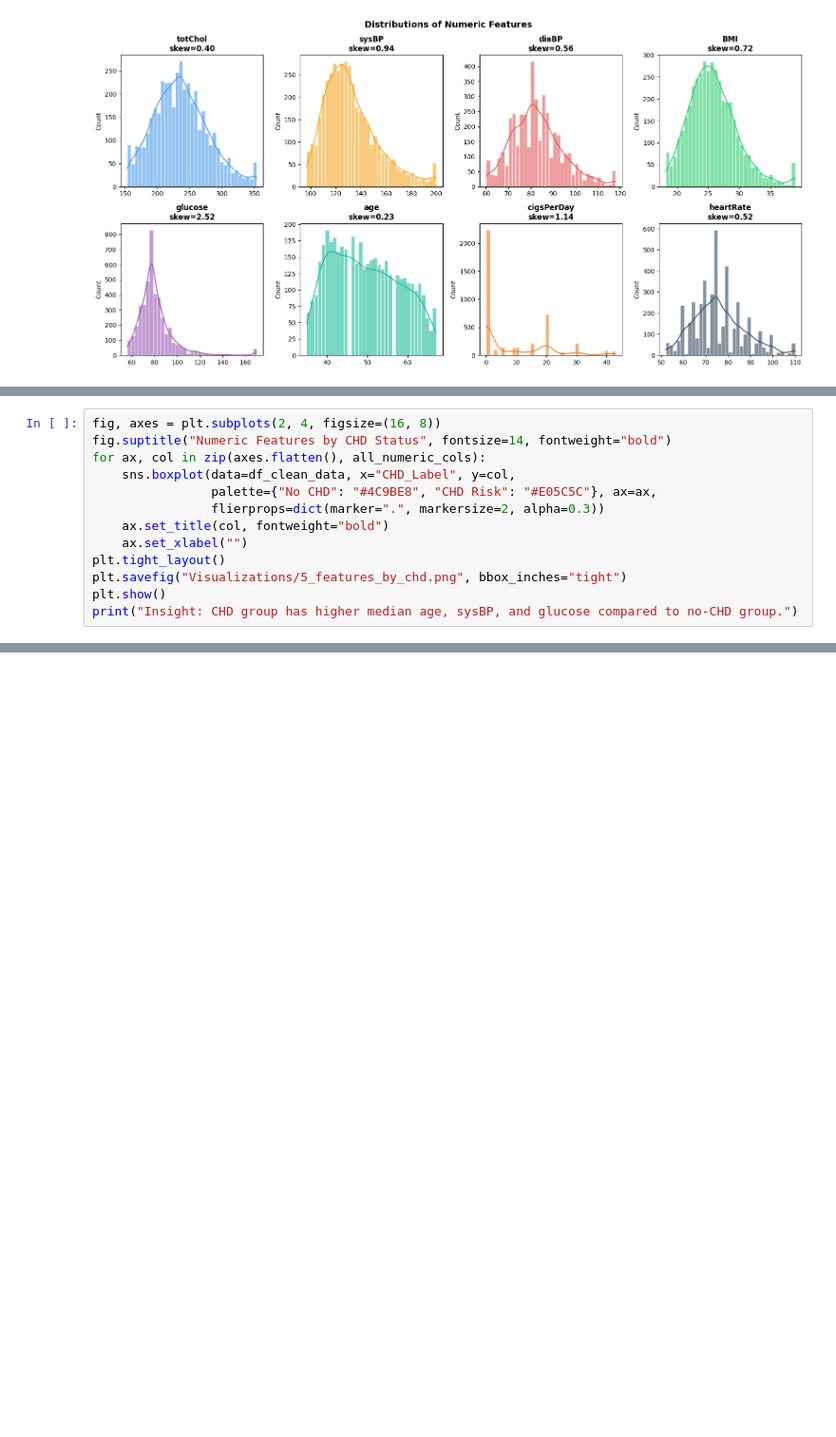
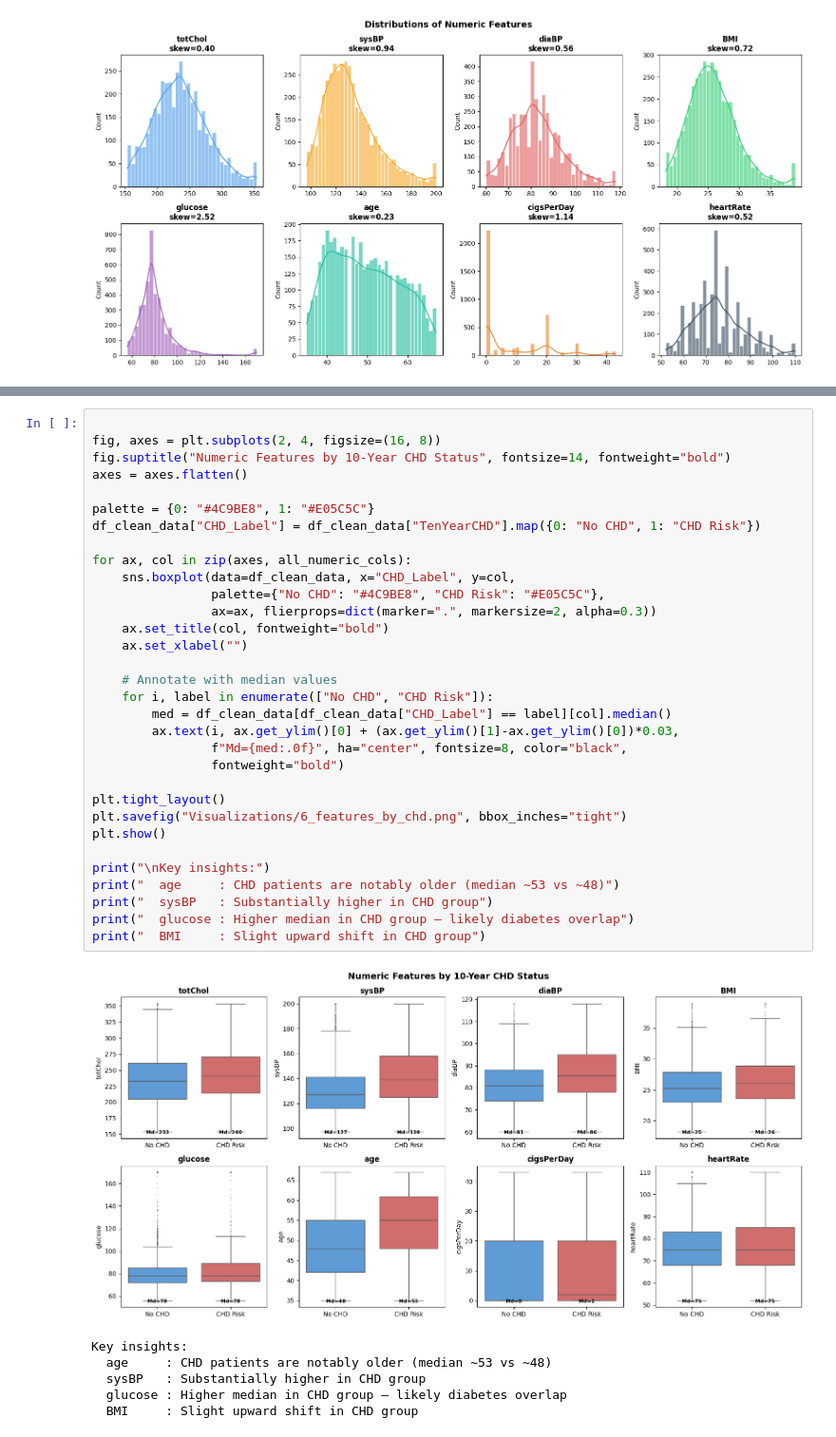
Before and after one commit to olkanth/MSCS_634_Project, a Jupyter notebook: MSCS_634_Project_Deliverable4.ipynb, the cells around one changed output, grey strips where cells are left out. Shown at 95% size. Drawn from its saved outputs; the diff is of its cells as text; blank space fills up the shorter version.

```diff
--- a/MSCS_634_Project_Deliverable4.ipynb
+++ b/MSCS_634_Project_Deliverable4.ipynb
@@ -422,13 +493,0 @@ plt.show()
-# %%
-fig, axes = plt.subplots(2, 4, figsize=(16, 8))
-fig.suptitle("Numeric Features by CHD Status", fontsize=14, fontweight="bold")
-for ax, col in zip(axes.flatten(), all_numeric_cols):
-    sns.boxplot(data=df_clean_data, x="CHD_Label", y=col,
-                palette={"No CHD": "#4C9BE8", "CHD Risk": "#E05C5C"}, ax=ax,
-                flierprops=dict(marker=".", markersize=2, alpha=0.3))
-    ax.set_title(col, fontweight="bold")
-    ax.set_xlabel("")
-plt.tight_layout()
-plt.savefig("Visualizations/5_features_by_chd.png", bbox_inches="tight")
-plt.show()
-print("Insight: CHD group has higher median age, sysBP, and glucose compared to no-CHD group.")
@@ -496,0 +532,39 @@ Since `TenYearCHD` is binary, I used `sysBP` as the regression target instead.
+# %%
+
+fig, axes = plt.subplots(2, 4, figsize=(16, 8))
+fig.suptitle("Numeric Features by 10-Year CHD Status", fontsize=14, fontweight="bold")
+axes = axes.flatten()
+
+palette = {0: "#4C9BE8", 1: "#E05C5C"}
+df_clean_data["CHD_Label"] = df_clean_data["TenYearCHD"].map({0: "No CHD", 1: "CHD Risk"})
+
+for ax, col in zip(axes, all_numeric_cols):
+    sns.boxplot(data=df_clean_data, x="CHD_Label", y=col,
+                palette={"No CHD": "#4C9BE8", "CHD Risk": "#E05C5C"},
+                ax=ax, flierprops=dict(marker=".", markersize=2, alpha=0.3))
+    ax.set_title(col, fontweight="bold")
+    ax.set_xlabel("")
+
+    # Annotate with median values
+    for i, label in enumerate(["No CHD", "CHD Risk"]):
+        med = df_clean_data[df_clean_data["CHD_Label"] == label][col].median()
+        ax.text(i, ax.get_ylim()[0] + (ax.get_ylim()[1]-ax.get_ylim()[0])*0.03,
+                f"Md={med:.0f}", ha="center", fontsize=8, color="black",
+                fontweight="bold")
+
+plt.tight_layout()
+plt.savefig("Visualizations/6_features_by_chd.png", bbox_inches="tight")
+plt.show()
+
+print("\nKey insights:")
+print("  age     : CHD patients are notably older (median ~53 vs ~48)")
+print("  sysBP   : Substantially higher in CHD group")
+print("  glucose : Higher median in CHD group — likely diabetes overlap")
+print("  BMI     : Slight upward shift in CHD group")
+# %% [output]
+[figure, added]
+Key insights:
+  age     : CHD patients are notably older (median ~53 vs ~48)
+  sysBP   : Substantially higher in CHD group
+  glucose : Higher median in CHD group — likely diabetes overlap
+  BMI     : Slight upward shift in CHD group
```
Also changed, not shown: parts of 91 cells of this notebook.
